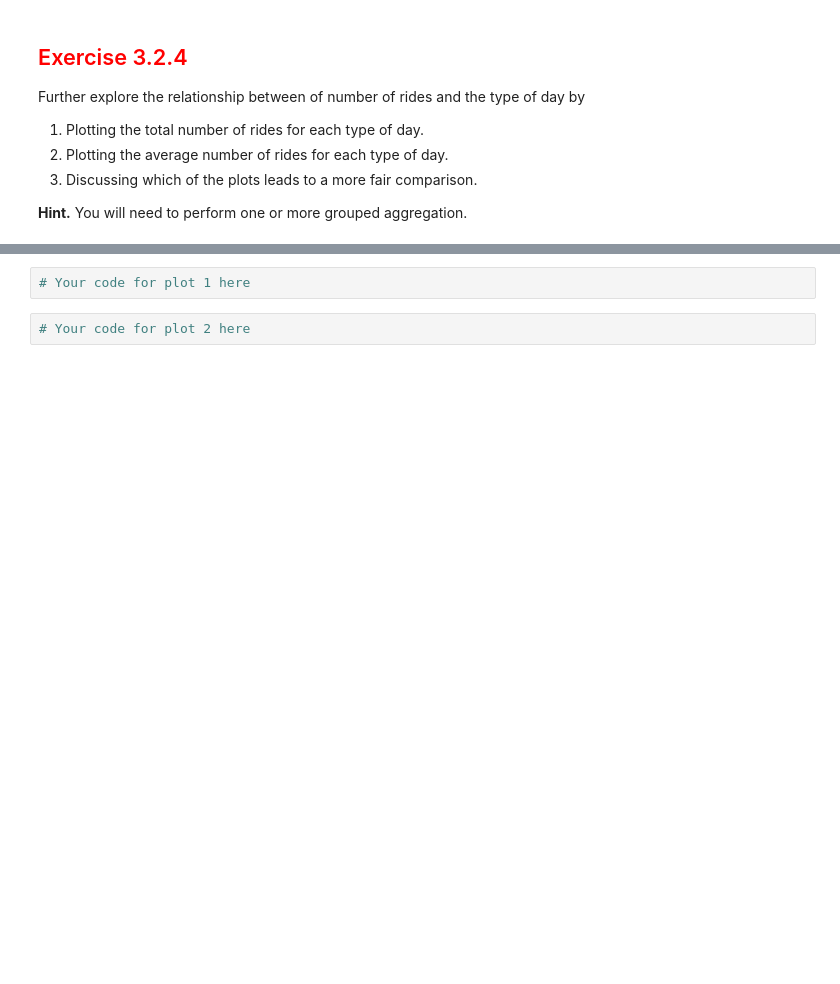
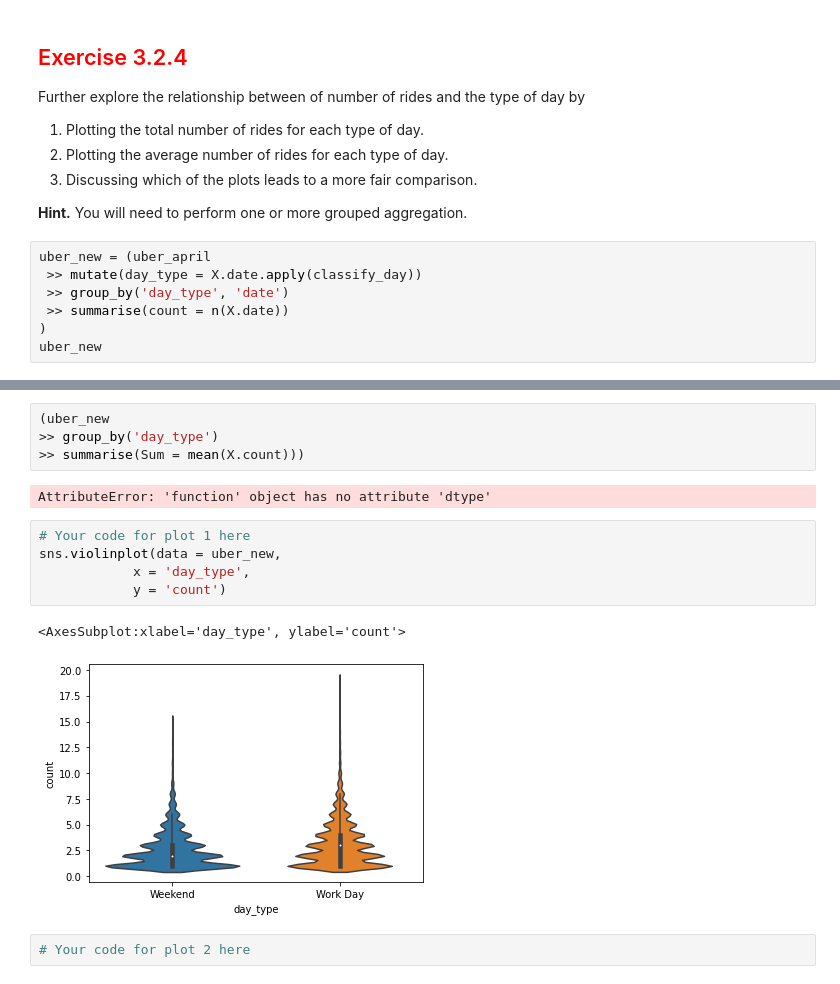
Before and after one commit to dreols01/module3_more_about_mutate, a Jupyter notebook: 3_2_working_with_dates.ipynb, the cells around one changed output, grey strips where cells are left out. Saved outputs shown, nothing was run; the diff lists cells and outputs as text; blank space fills up the shorter version.

```diff
--- a/3_2_working_with_dates.ipynb
+++ b/3_2_working_with_dates.ipynb
@@ -522,3 +546,10 @@ Further explore the relationship between of number of rides and the type of day
 3. Discussing which of the plots leads to a more fair comparison.
 
 **Hint.** You will need to perform one or more grouped aggregation.
+# %%
+uber_new = (uber_april
+ >> mutate(day_type = X.date.apply(classify_day))
+ >> group_by('day_type', 'date')
+ >> summarise(count = n(X.date))
+)
+uber_new
@@ -525,5 +570,17 @@ Further explore the relationship between of number of rides and the type of day
+# %%
+(uber_new
+>> group_by('day_type')
+>> summarise(Sum = mean(X.count)))
+# %% [output]
+AttributeError: 'function' object has no attribute 'dtype'
 # %%
 # Your code for plot 1 here
+sns.violinplot(data = uber_new,
+            x = 'day_type',
+            y = 'count')
+# %% [output]
+<AxesSubplot:xlabel='day_type', ylabel='count'>
+[figure, added]
 # %%
 # Your code for plot 2 here
 # %% [markdown]
```
Also changed, not shown: parts of 5 cells of this notebook, 1 other file.
